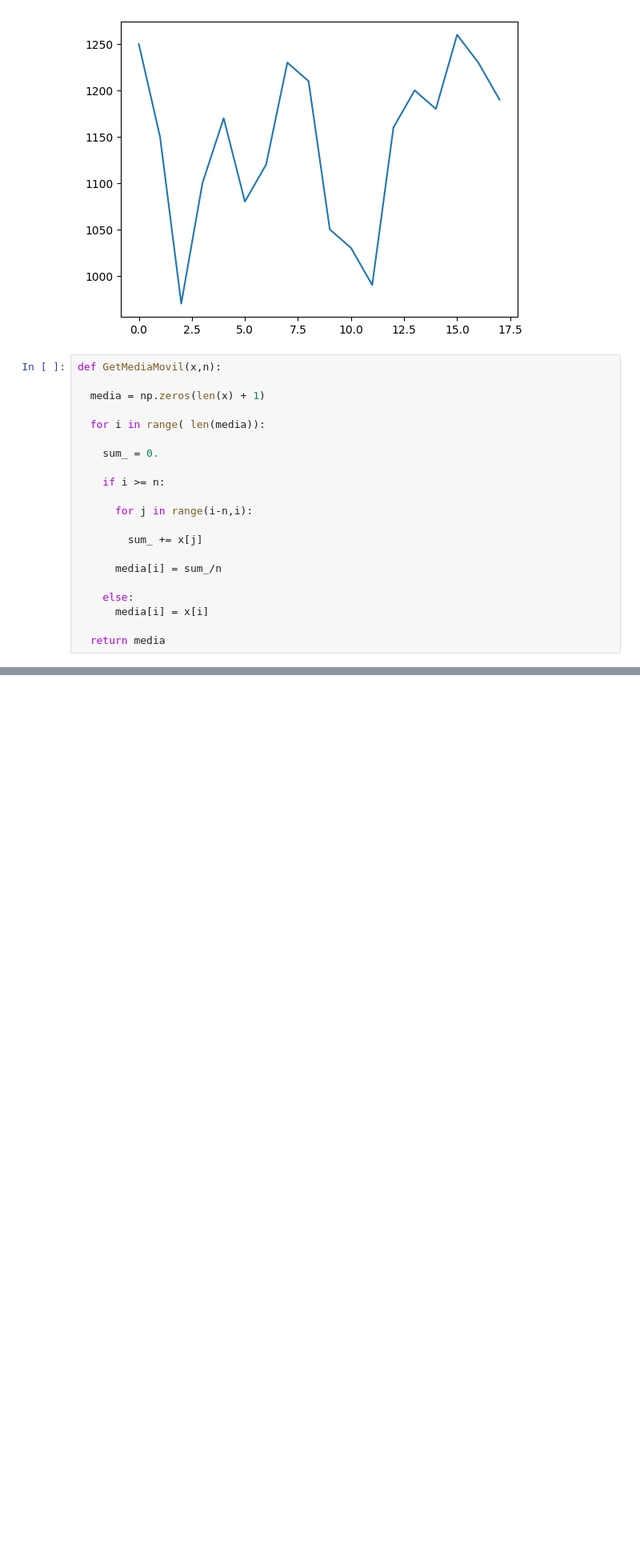
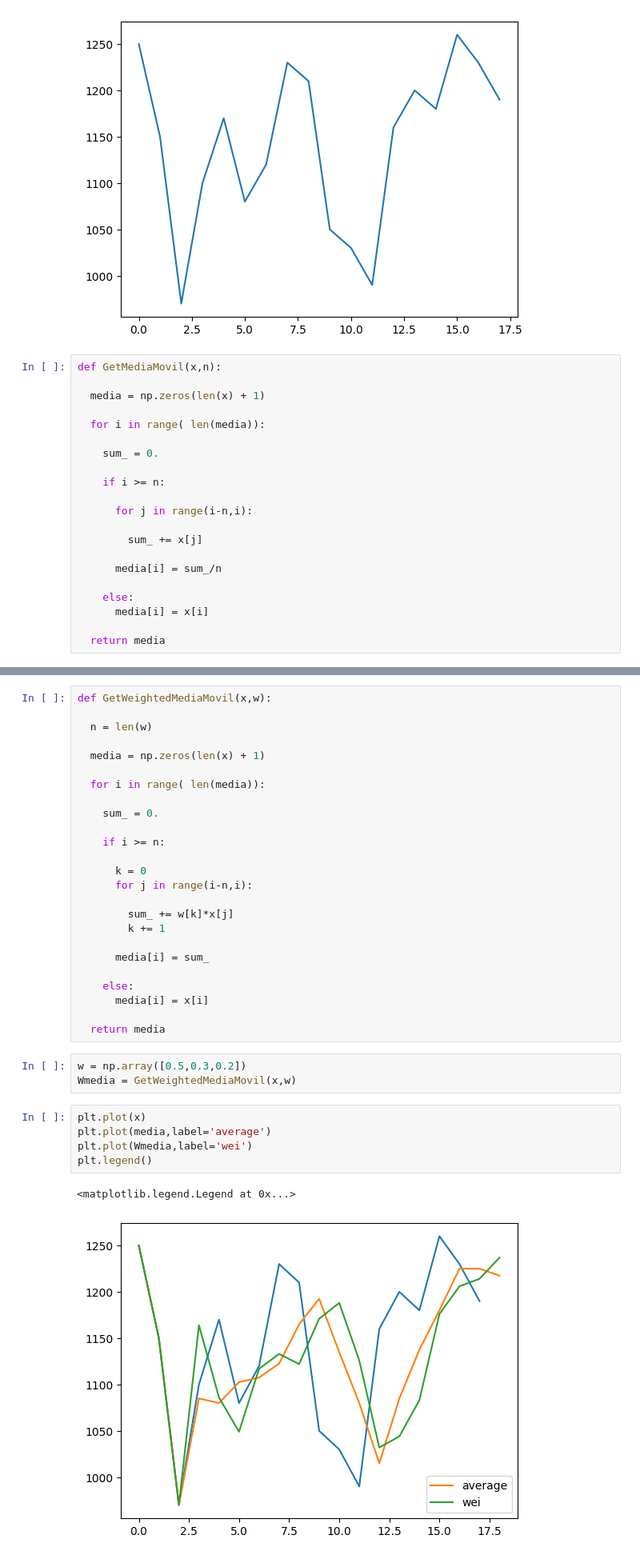
Before and after one commit to asegura4488/MetodosComputacionalesI, a Jupyter notebook: Semana9/MediaMovil.ipynb, the cells around one changed output, grey strips where cells are left out. Shown at 80% size. Cells and saved outputs as stored; diff of their text form; blank space fills up the shorter version.

```diff
--- a/Semana9/MediaMovil.ipynb
+++ b/Semana9/MediaMovil.ipynb
@@ -77,0 +82,36 @@ plt.plot(media)
+# %%
+def GetWeightedMediaMovil(x,w):
+
+  n = len(w)
+
+  media = np.zeros(len(x) + 1)
+
+  for i in range( len(media)):
+
+    sum_ = 0.
+
+    if i >= n:
+
+      k = 0
+      for j in range(i-n,i):
+
+        sum_ += w[k]*x[j]
+        k += 1
+
+      media[i] = sum_
+
+    else:
+      media[i] = x[i]
+
+  return media
+# %%
+w = np.array([0.5,0.3,0.2])
+Wmedia = GetWeightedMediaMovil(x,w)
+# %%
+plt.plot(x)
+plt.plot(media,label='average')
+plt.plot(Wmedia,label='wei')
+plt.legend()
+# %% [output]
+<matplotlib.legend.Legend at 0x...>
+[figure, added]
```
Also changed, not shown: parts of 3 cells of this notebook.
